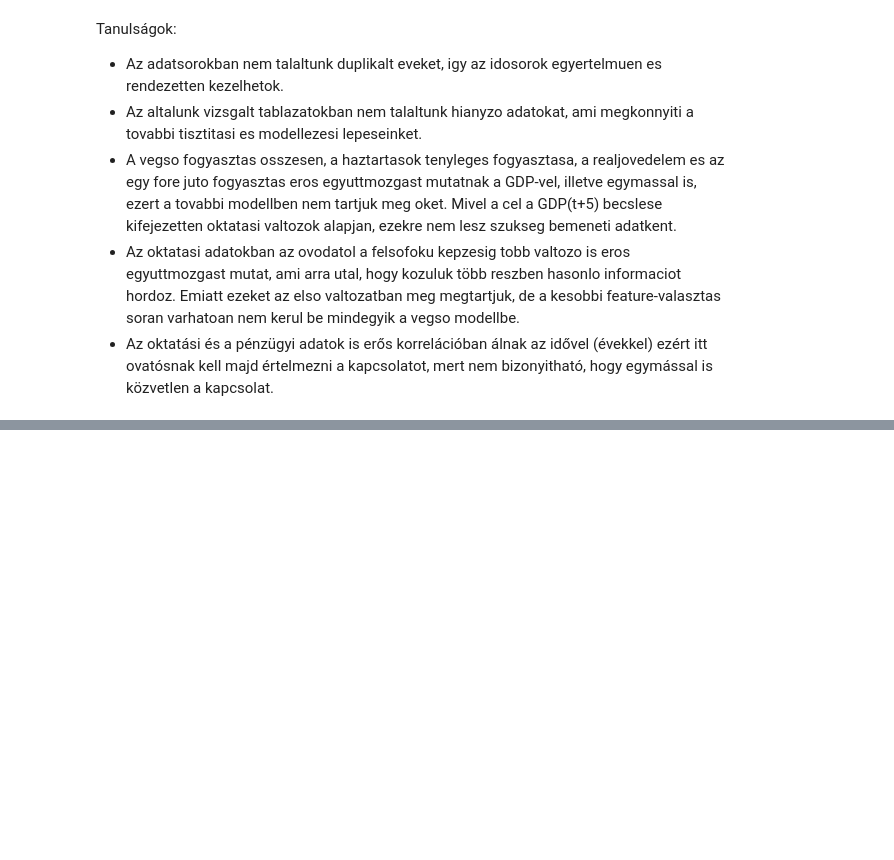
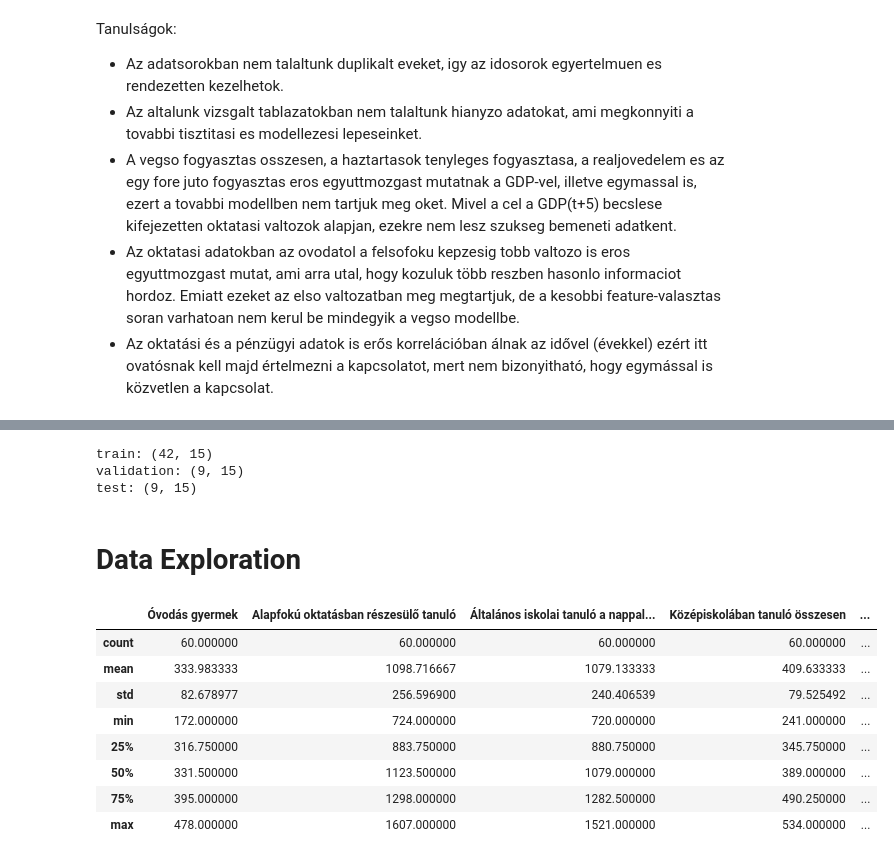
Before and after one commit to uflik/big_data_homework, a Jupyter notebook: BIGDATA-MI_HF.ipynb, the cells around one changed output, grey strips where cells are left out. Saved outputs shown, nothing was run; the diff lists cells and outputs as text; code cells hidden in the pictures; blank space fills up the shorter version.

```diff
--- a/BIGDATA-MI_HF.ipynb
+++ b/BIGDATA-MI_HF.ipynb
@@ -646,0 +595,13 @@ initial_ana5(okt_trimmed, "Az oktatás főbb, hosszú idősoros adatai")
+# %%
+# Az oktatasi adatokhoz hozzakapcsoljuk az 5 evvel kesobbi GDP-t.
+model_df = okt_clean.merge(
+    gdp_target[["Ev", "GDP_t_plus_5"]],
+    on="Ev",
+    how="left"
+)
+
+# Csak azok a sorok maradnak, ahol van 5 evvel kesobbi GDP.
+model_df = model_df.dropna(subset=["GDP_t_plus_5"]).copy()
+
+display(model_df.head())
+print("A kozos modellezesi tabla merete:", model_df.shape)
@@ -646,0 +667,32 @@ initial_ana5(okt_trimmed, "Az oktatás főbb, hosszú idősoros adatai")
+# %%
+# A kozos modellezesi tablat train, validation es test halmazokra bontjuk.
+n = len(model_df)
+
+train_end = int(n * 0.70)
+val_end = int(n * 0.85)
+
+train_df = model_df.iloc[:train_end].copy()
+val_df = model_df.iloc[train_end:val_end].copy()
+test_df = model_df.iloc[val_end:].copy()
+
+print("train:", train_df.shape)
+print("validation:", val_df.shape)
+print("test:", test_df.shape)
+# %% [output]
+train: (42, 15)
+validation: (9, 15)
+test: (9, 15)
+# %% [markdown]
+# Data Exploration
+# %%
+model_df.describe()
+# %% [output]
+|  | Óvodás gyermek | Alapfokú oktatásban részesülő tanuló | Általános iskolai tanuló a nappal... | Középiskolában tanuló összesen | ... |
+| count | 60.000000 | 60.000000 | 60.000000 | 60.000000 | ... |
+| mean | 333.983333 | 1098.716667 | 1079.133333 | 409.633333 | ... |
+| std | 82.678977 | 256.596900 | 240.406539 | 79.525492 | ... |
+| min | 172.000000 | 724.000000 | 720.000000 | 241.000000 | ... |
+| 25% | 316.750000 | 883.750000 | 880.750000 | 345.750000 | ... |
+| 50% | 331.500000 | 1123.500000 | 1079.000000 | 389.000000 | ... |
+| 75% | 395.000000 | 1298.000000 | 1282.500000 | 490.250000 | ... |
+| max | 478.000000 | 1607.000000 | 1521.000000 | 534.000000 | ... |
```
Also changed, not shown: parts of 17 cells of this notebook.
